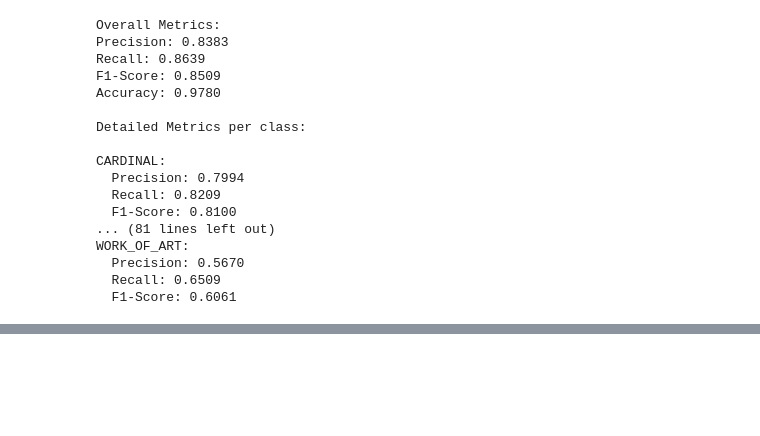
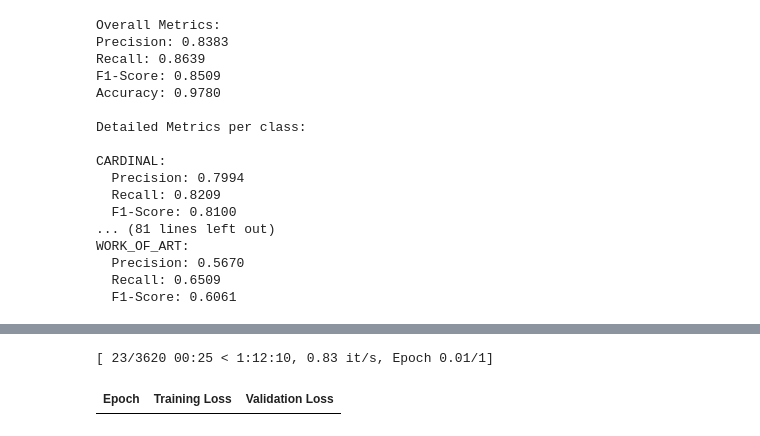
Before and after one commit to ig-kh/HSE_IDA_NLP, a Jupyter notebook: lab1/main.ipynb, the cells around one changed output, grey strips where cells are left out. Drawn from its saved outputs; the diff is of its cells as text; code cells hidden in the pictures; blank space fills up the shorter version.

Commit message:
add CF and weighted loss

```diff
--- a/lab1/main.ipynb
+++ b/lab1/main.ipynb
@@ -684,0 +735,4 @@ aligned[500]
+# %%
+class_weights = 1 / class_weights
+# %%
+class_weights = class_weights.to("cuda")
@@ -684,0 +761,33 @@ aligned[500]
+# %%
+weighted_tuning_args = TrainingArguments(
+    output_dir="./weight_tuned_ner_model",
+    evaluation_strategy="epoch",
+    learning_rate=0.5 * LEARNING_RATE,
+    per_device_train_batch_size=BATCH_SIZE,
+    per_device_eval_batch_size=BATCH_SIZE,
+    num_train_epochs=1,
+    weight_decay=0.01,
+    save_strategy="epoch",
+    logging_dir="./logs",
+    push_to_hub=False,
+    report_to=None,
+    load_best_model_at_end=True,
+    metric_for_best_model="eval_f1",
+    greater_is_better=True,
+    save_total_limit=1,
+)
+# %%
+weighted_trainer = TrainerWithWeightedLoss(
+    model=model,
+    args=weighted_tuning_args,
+    train_dataset=tokenized_datasets["train"],
+    eval_dataset=tokenized_datasets["validation"],
+    tokenizer=tokenizer,
+    data_collator=data_collator,
+    compute_metrics=lambda x: compute_metrics(x, -100),
+)
+# %%
+weighted_trainer.train()
+# %% [output]
+[ 23/3620 00:25 < 1:12:10, 0.83 it/s, Epoch 0.01/1]
+| Epoch | Training Loss | Validation Loss |
```
Also changed, not shown: parts of 31 cells of this notebook, 3 other files.
